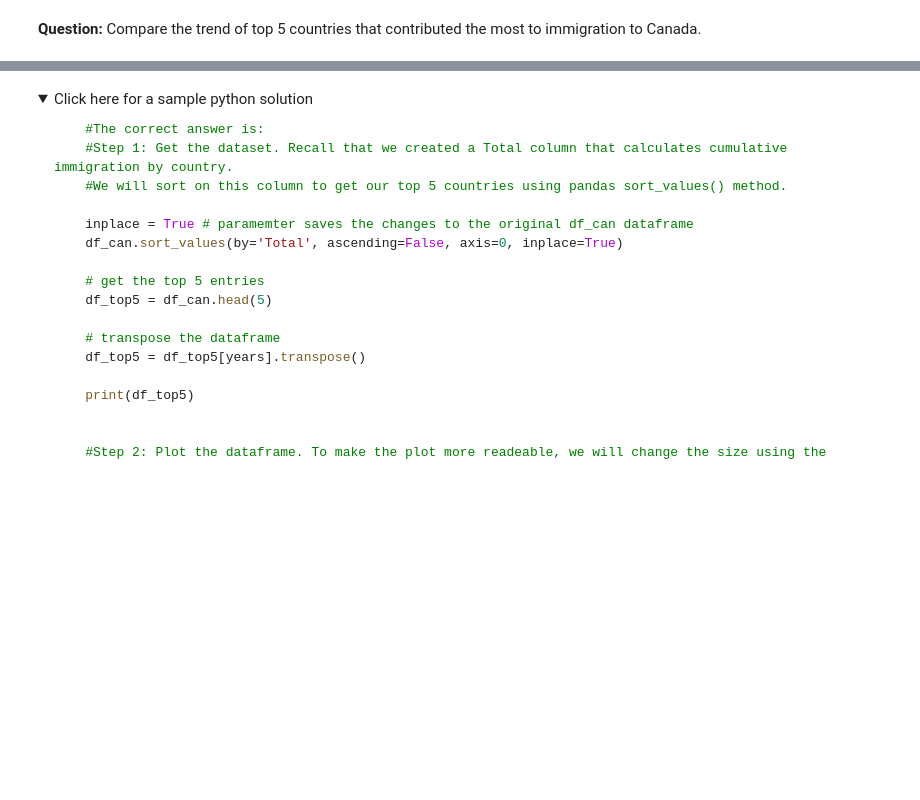
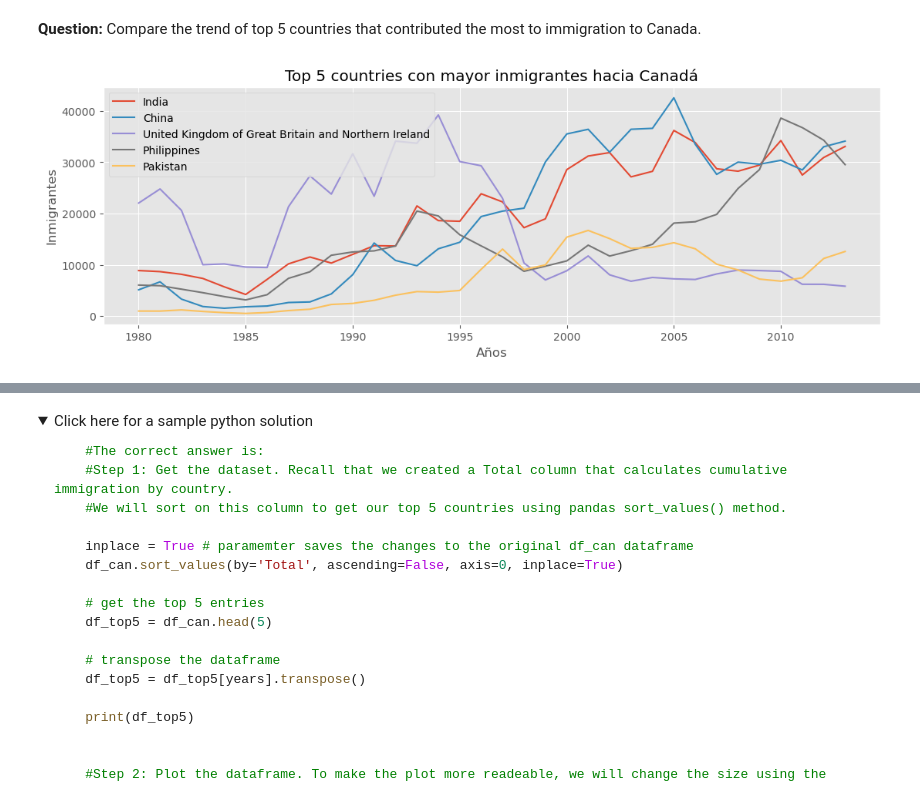
Before and after one commit to ErwinBrath/IBMDeveloperSkillsNetwork, a Jupyter notebook: Data Visualization with Python/DV0101EN-Exercise-Introduction-to-Matplotlib-and-Line-Plots.jupyterlite.ipynb, the cells around one changed output, grey strips where cells are left out. Saved outputs shown, nothing was run; the diff lists cells and outputs as text; code cells hidden in the pictures; folded sections open; blank space fills up the shorter version.

```diff
--- a/Data Visualization with Python/DV0101EN-Exercise-Introduction-to-Matplotlib-and-Line-Plots.jupyterlite.ipynb
+++ b/Data Visualization with Python/DV0101EN-Exercise-Introduction-to-Matplotlib-and-Line-Plots.jupyterlite.ipynb
@@ -824,0 +823,12 @@ Line plot is a handy tool to display several dependent variables against one ind
+# %%
+### type your answer here
+df_top5 = df_can.sort_values('Total', ascending=False).head()
+df_top5 = df_top5[years]
+df_top5 = df_top5.transpose()
+df_top5.plot(kind='line', figsize=(13,4))
+plt.title('Top 5 countries con mayor inmigrantes hacia Canadá')
+plt.xlabel('Años')
+plt.ylabel('Inmigrantes')
+plt.show()
+# %% [output]
+[figure, added]
```
Also changed, not shown: parts of 2 cells of this notebook.
